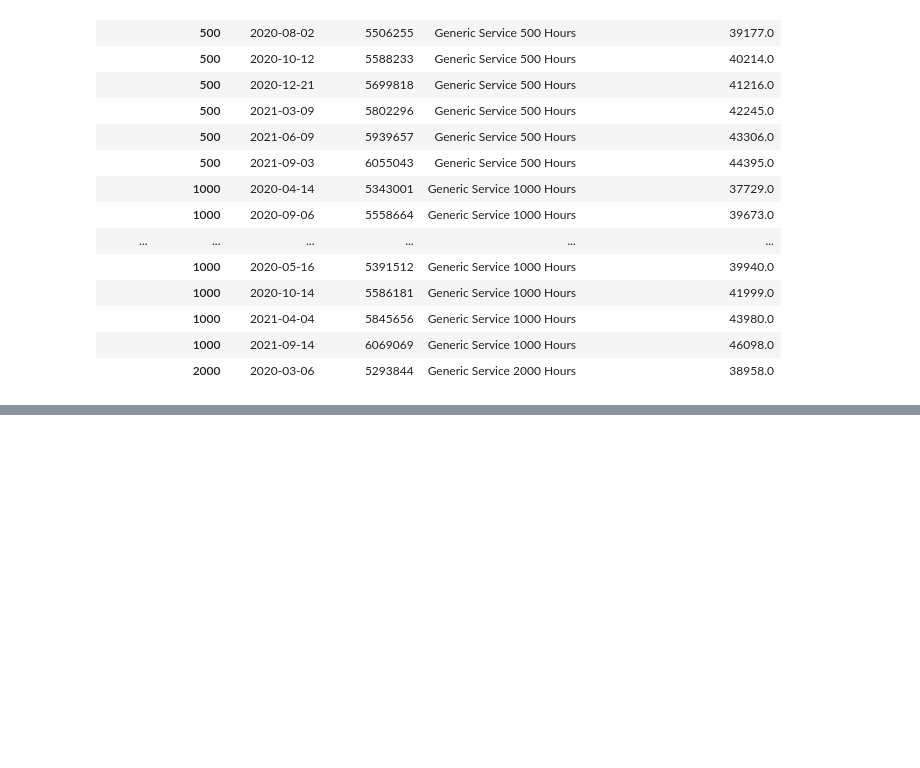
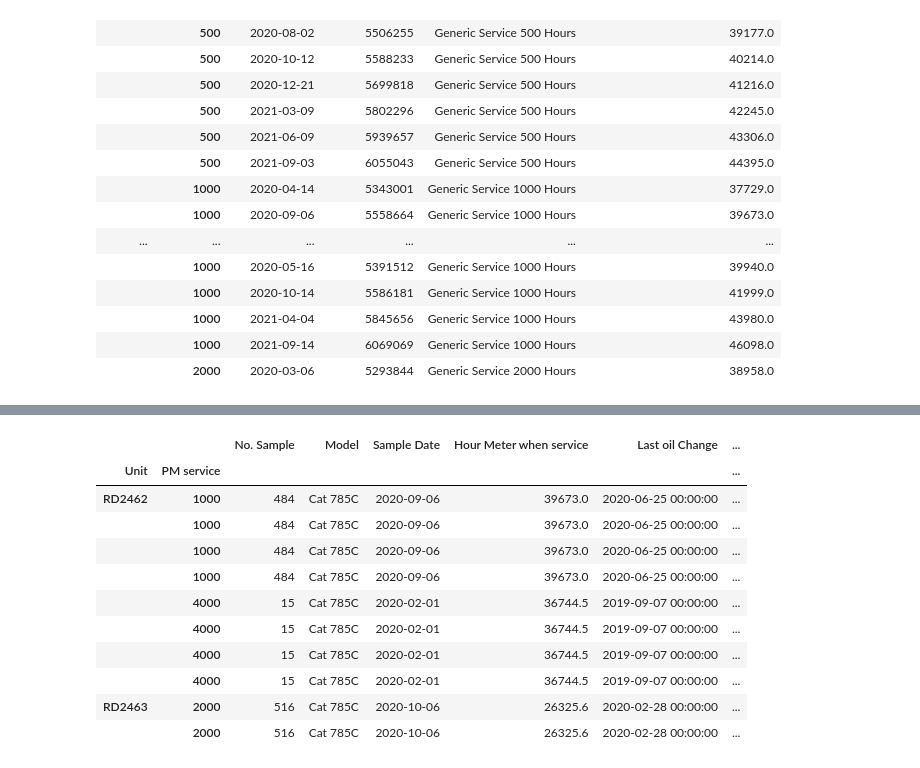
Before and after one commit to imamfahr/patch-test-tracer, a Jupyter notebook: Patch test Tracer.ipynb, the cells around one changed output, grey strips where cells are left out. Saved outputs shown, nothing was run; the diff lists cells and outputs as text; code cells hidden in the pictures; blank space fills up the shorter version.

```diff
--- a/Patch test Tracer.ipynb
+++ b/Patch test Tracer.ipynb
@@ -58,0 +60,17 @@ df_combine.head(10)
+# %%
+df_combine['days deviation'] = (df_combine['Sample Date']-df_combine['Complete Date']).dt.days
+df_combine['Patch test at this PM'] = df_combine['days deviation'].apply(lambda x: 'True' if -24 <= x <= 24 else 'False')
+df_combine.head(10)
+# %% [output]
+|  |  | No. Sample | Model | Sample Date | Hour Meter when service | Last oil Change | ... |
+| Unit | PM service |  |  |  |  |  | ... |
+| RD2462 | 1000 | 484 | Cat 785C | 2020-09-06 | 39673.0 | 2020-06-25 00:00:00 | ... |
+|  | 1000 | 484 | Cat 785C | 2020-09-06 | 39673.0 | 2020-06-25 00:00:00 | ... |
+|  | 1000 | 484 | Cat 785C | 2020-09-06 | 39673.0 | 2020-06-25 00:00:00 | ... |
+|  | 1000 | 484 | Cat 785C | 2020-09-06 | 39673.0 | 2020-06-25 00:00:00 | ... |
+|  | 4000 | 15 | Cat 785C | 2020-02-01 | 36744.5 | 2019-09-07 00:00:00 | ... |
+|  | 4000 | 15 | Cat 785C | 2020-02-01 | 36744.5 | 2019-09-07 00:00:00 | ... |
+|  | 4000 | 15 | Cat 785C | 2020-02-01 | 36744.5 | 2019-09-07 00:00:00 | ... |
+|  | 4000 | 15 | Cat 785C | 2020-02-01 | 36744.5 | 2019-09-07 00:00:00 | ... |
+| RD2463 | 2000 | 516 | Cat 785C | 2020-10-06 | 26325.6 | 2020-02-28 00:00:00 | ... |
+|  | 2000 | 516 | Cat 785C | 2020-10-06 | 26325.6 | 2020-02-28 00:00:00 | ... |
```
Also changed, not shown: parts of 12 cells of this notebook.
